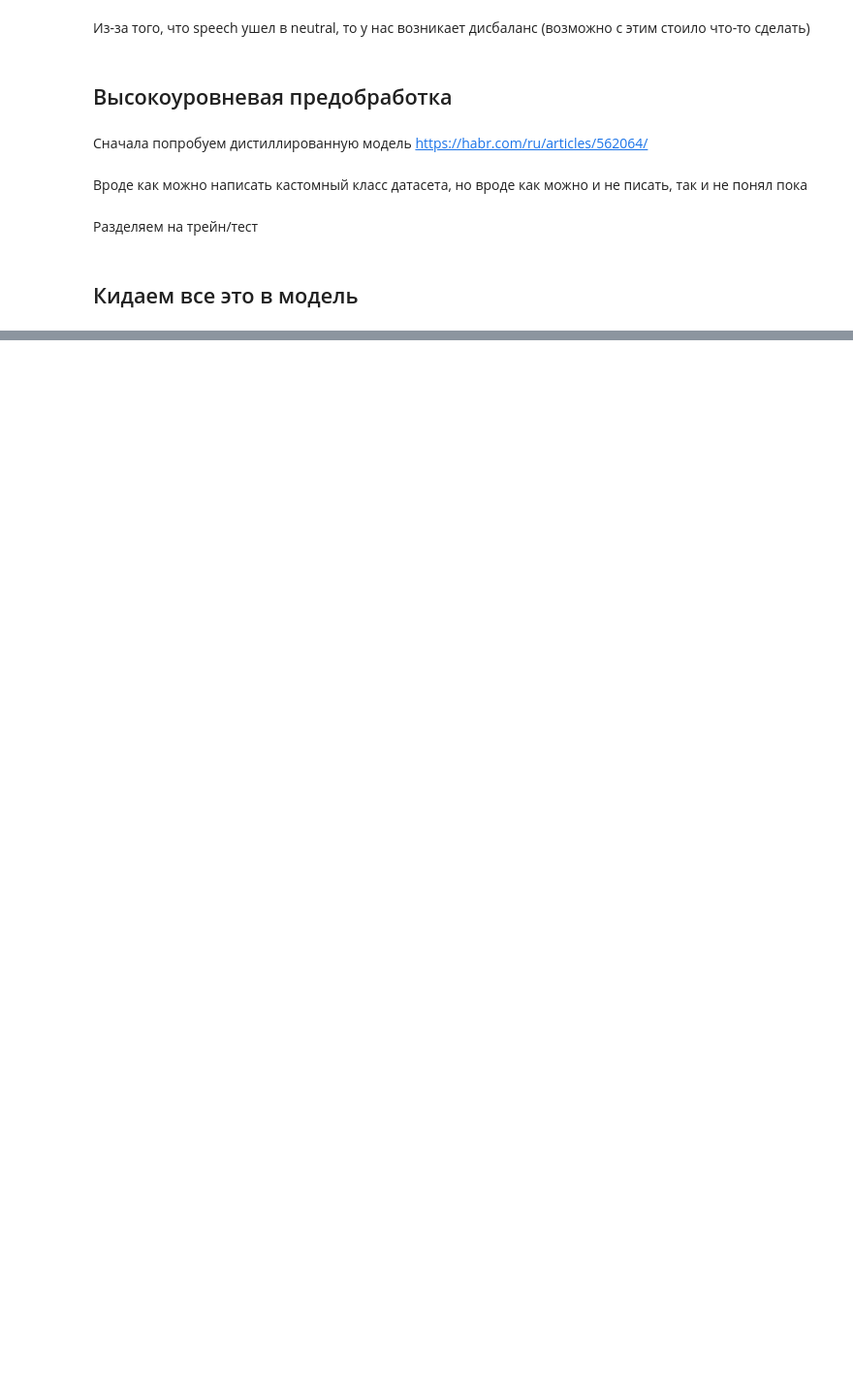
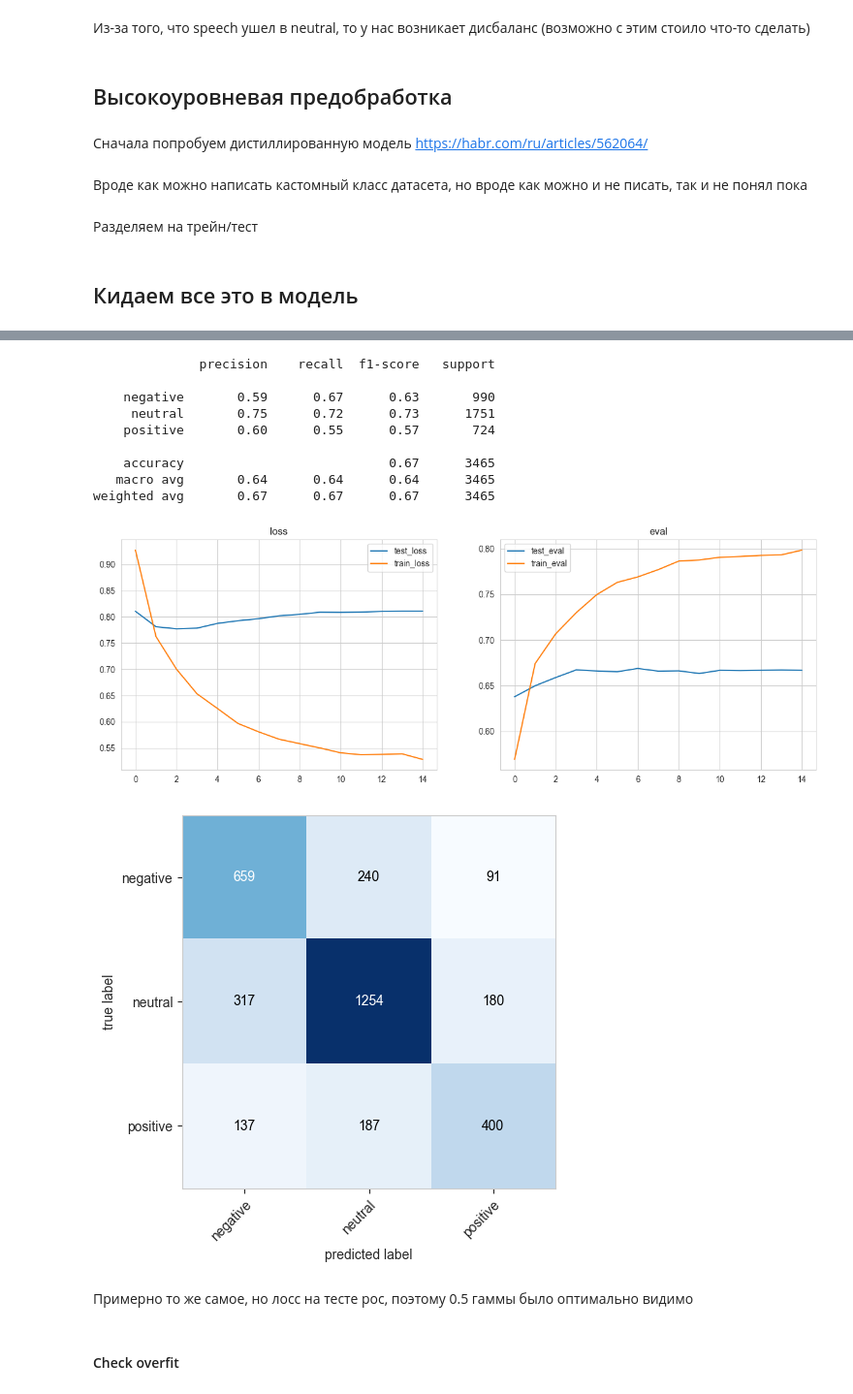
Before and after one commit to anast3t/neural-networks, a Jupyter notebook: Task2/Lab2_2.ipynb, the cells around one changed output, grey strips where cells are left out. Shown: that part at 97% size. Saved outputs shown, nothing was run; the diff lists cells and outputs as text; code cells hidden in the pictures; blank space fills up the shorter version.

```diff
--- a/Task2/Lab2_2.ipynb
+++ b/Task2/Lab2_2.ipynb
@@ -379,0 +434,8 @@ weighted avg       0.43      0.33      0.34      3465
+# %%
+rubert_tiny4, rubert_tiny_results4 = rubert_tiny_trainer(
+    epochs=15,
+    lr=3e-5,
+    scheduler_gamma=0.75,
+    force_override=False,
+    file_name="rubert_tiny_ep15_lr3e-5_gamma75"
+)
@@ -379,0 +450,21 @@ weighted avg       0.43      0.33      0.34      3465
+# %%
+rubert_tiny_results_show(
+    rubert_tiny4,
+    rubert_tiny_results4
+)
+# %% [output]
+              precision    recall  f1-score   support
+
+    negative       0.59      0.67      0.63       990
+     neutral       0.75      0.72      0.73      1751
+    positive       0.60      0.55      0.57       724
+
+    accuracy                           0.67      3465
+   macro avg       0.64      0.64      0.64      3465
+weighted avg       0.67      0.67      0.67      3465
+[figure, added]
+[figure, added]
+# %% [markdown]
+Примерно то же самое, но лосс на тесте рос, поэтому 0.5 гаммы было оптимально видимо
+# %% [markdown]
+#### Check overfit
```
Also changed, not shown: parts of 30 cells of this notebook, 1 other file.
